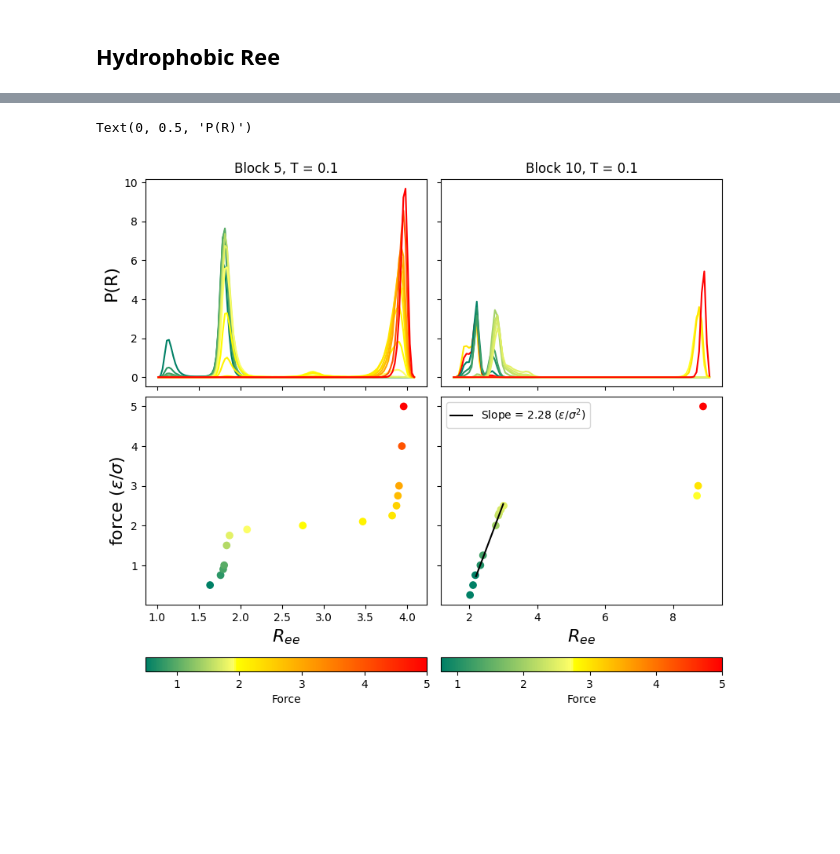
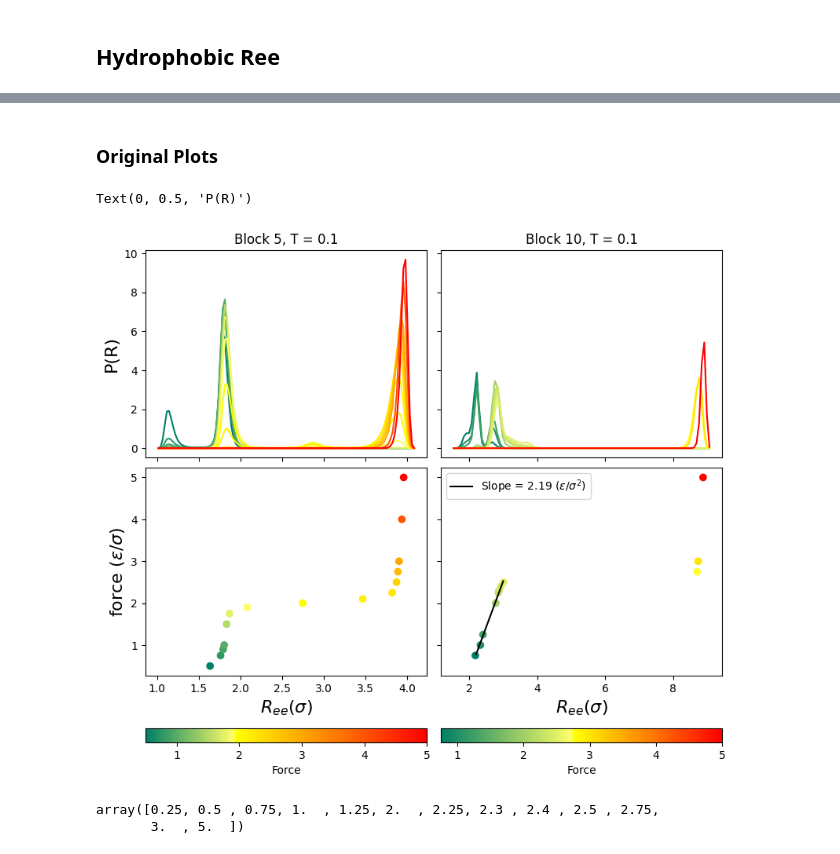
Before and after one commit to VagrantHyp/Code, a Jupyter notebook: DiffConfig.ipynb, the cells around one changed output, grey strips where cells are left out. Cells and saved outputs as stored; diff of their text form; code cells hidden in the pictures; blank space fills up the shorter version.

```diff
--- a/DiffConfig.ipynb
+++ b/DiffConfig.ipynb
@@ -104,0 +138,12 @@ Text(87.72222222222221, 0.5, 'F$(\\epsilon)$')
+# %%
+def AutoCorr(Rhp):
+  c = []
+  c.append(Rhp.var(axis = 0))
+  Rbar = Rhp.mean(axis = 0)
+  for t in range(1, Rhp.shape[0] // 10*9):
+      ct = ((Rhp[:-t, :]-Rbar[np.newaxis, :])*(Rhp[t:, :]-Rbar[np.newaxis, :])).mean(axis = 0)
+      c.append(ct)
+
+  c = np.array(c)
+  c = c.mean(axis = 1)
+  return(c)
@@ -128,7 +490,4 @@ def segRee(D, Blck, Atom_Type):
 # %%
-import matplotlib.colors as mcolors
-import matplotlib as mpl
-
 fig, ax = plt.subplots(nrows = 2, ncols= 3, figsize = (12, 7), sharey=True, layout='constrained')
 
 CGT01 = lsCGTBl5[0]
@@ -146,9 +505,9 @@ n_f = norm(CGT01.f)
 i = 0
 for D in CGT01.ParsedRee[0:4]:
     Nf = D.shape[0]
-    Mseg = 100//10*100
+    Mseg = 100//5*100
     # Reshape by Nf x Mseg x Blck x 9
-    D = D[1:].reshape(Nf-1,Mseg,10,9) #exclude first frame
+    D = D[1:].reshape(Nf-1,Mseg,5,9) #exclude first frame
     Xseg = D[:,:,:,3:6]
 
     # Get just the even segments (hydrophobic segments)
@@ -165,9 +524,10 @@ for D in CGT01.ParsedRee[0:4]:
 i = 4
 for D in CGT01.ParsedRee[4:]:
     Nf = D.shape[0]
-    Mseg = 100//10*100
+    Mseg = 100//5*100
     # Reshape by Nf x Mseg x Blck x 9
-    D = D[1:].reshape(Nf-1,Mseg,10,9) #exclude first frame
+    D = D[1:].reshape(Nf-1,Mseg,
+    5,9) #exclude first frame
     Xseg = D[:,:,:,3:6]
 
     # Get just the even segments (hydrophobic segments)
@@ -182,7 +542,7 @@ for D in CGT01.ParsedRee[4:]:
     i += 1
 
 sm = mpl.cm.ScalarMappable(norm=norm, cmap=mymap)
-plt.colorbar(sm, ax=ax[0,0], label = 'Force', orientation = 'horizontal', fraction = 0.05)
+plt.colorbar(sm, ax=ax[0,0], label = 'Force ($\epsilon/\sigma$)', orientation = 'horizontal', fraction = 0.05)
 ax[0,0].set_title('Block5 Globules, T = 0.1')
 ax[0,0].set_xlabel('Timestep')
 ax[0,0].set_ylabel('C(t)', fontsize = 16)
@@ -238,7 +598,7 @@ for D in CGT01.ParsedRee[1:]:
 
 
 sm = mpl.cm.ScalarMappable(norm=mpl.colors.Normalize(0, 5), cmap=mymap)
-plt.colorbar(sm, ax=ax[0,1], label = 'Force', orientation = 'horizontal', fraction = 0.05)
+plt.colorbar(sm, ax=ax[0,1], label = 'Force ($\epsilon/\sigma$)', orientation = 'horizontal', fraction = 0.05)
 ax[0,1].set_title('Block10 Globule, T=0.1')
 ax[0,1].set_xlabel('Timestep')
 
@@ -294,7 +654,7 @@ for D in CGT01.ParsedRee[6:]:
     i += 1
 
 sm = mpl.cm.ScalarMappable(norm=norm, cmap=mymap)
-plt.colorbar(sm, ax=ax[0,2], label = 'Force', orientation = 'horizontal', fraction = 0.05)
+plt.colorbar(sm, ax=ax[0,2], label = 'Force ($\epsilon/\sigma$)', orientation = 'horizontal', fraction = 0.05)
 ax[0,2].set_title('Block50 Globule, T=0.1')
 ax[0,2].set_xlabel('Timestep')
 
@@ -389,3 +832,5 @@ ax[1,2].legend(loc='upper right')
+# %% [markdown]
+### Original Plots
 # %%
 fig, ax = plt.subplots(nrows = 2, ncols= 2, figsize = (8, 7), sharey='row', sharex='col', layout='constrained')
 
@@ -410,7 +855,7 @@ modulus, intercept = plt.polyfit(elastic, CGT01.f[4:10], 1)
 ax[1,0].scatter(Hph, CGT01.f[4:], color = mymap(norm(CGT01.f[4:])))
 x = np.array([1.75, 1.88])
 # ax[1,0].plot(x, (x*modulus+intercept)/0.1, color = 'k', label = f'Slope = {round(modulus,2)} ($\epsilon/\sigma^2$)')
-ax[1,0].set_xlabel('$R_{ee}$', fontsize = 16)
+ax[1,0].set_xlabel('$R_{ee} (\sigma)$', fontsize = 16)
 ax[1,0].set_ylabel('force ($\epsilon/\sigma$)', fontsize = 16)
 # ax[1,0].legend()
 
@@ -433,37 +878,42 @@ colors2 = plt.cm.autumn_r(np.linspace(0, 1, 53))
 
 # combine them and build a new colormap
 colors = np.vstack((colors1, colors2))
 mymap = mcolors.LinearSegmentedColormap.from_list('my_colormap', colors)
 norm = mpl.colors.Normalize(0.75, 5)
 f_N = norm(CGT01.f[3:])
 
 Hph = []
-for i in range(1, 14):
+for i in range(3, 14):
     D = segRee(CGT01.ParsedRee[i], 10, 'Hydrophobic').flatten()
     Hph.append(D.mean())
 
-elastic = Hph[0:10]
-modulus, intercept = plt.polyfit(elastic, CGT01.f[1:11], 1)
+elastic = Hph[0:8]
+modulus, intercept = plt.polyfit(elastic, CGT01.f[3:11], 1)
 
-ax[1,1].scatter(Hph, CGT01.f[1:], color = mymap(norm(CGT01.f[1:])))
+ax[1,1].scatter(Hph, CGT01.f[3:], color = mymap(norm(CGT01.f[3:])))
 x = np.array([2.2, 3])
 ax[1,1].plot(x, x*modulus+intercept, color = 'k', label = f'Slope = {round(modulus,2)} ($\epsilon/\sigma^2$)')
-ax[1,1].set_xlabel('$R_{ee}$', fontsize = 16)
+ax[1,1].set_xlabel('$R_{ee} (\sigma)$', fontsize = 16)
 ax[1,1].legend()
 
-for i in range(1, 14):
+for i in range(3, 14):
     rang = np.linspace(1.5, 9.11, 101)
     prob = np.histogram(segRee(CGT01.ParsedRee[i], 10, 'Hydrophobic').flatten(),bins=rang, density=True)[0]
     xh = (rang[:-1]+rang[1:])/2
     ax[0, 1].plot(xh, prob, color = mymap(f_N[i-3]))
 plt.legend()
 
 sm = mpl.cm.ScalarMappable(cmap=mymap, norm=norm)
 plt.colorbar(sm, ax=ax[1,1], label='Force', orientation = 'horizontal')
 
 ax[0,0].set_title('Block 5, T = 0.1')
 ax[0,1].set_title('Block 10, T = 0.1')
 ax[0,0].set_ylabel('P(R)', fontsize = 16)
 # %% [output]
 Text(0, 0.5, 'P(R)')
-[figure, old version]
+[figure, new version]
+# %%
+CGT01.f[1:]
+# %% [output]
+array([0.25, 0.5 , 0.75, 1.  , 1.25, 2.  , 2.25, 2.3 , 2.4 , 2.5 , 2.75,
+       3.  , 5.  ])
```
Also changed, not shown: parts of 23 cells of this notebook, 7 other files.
